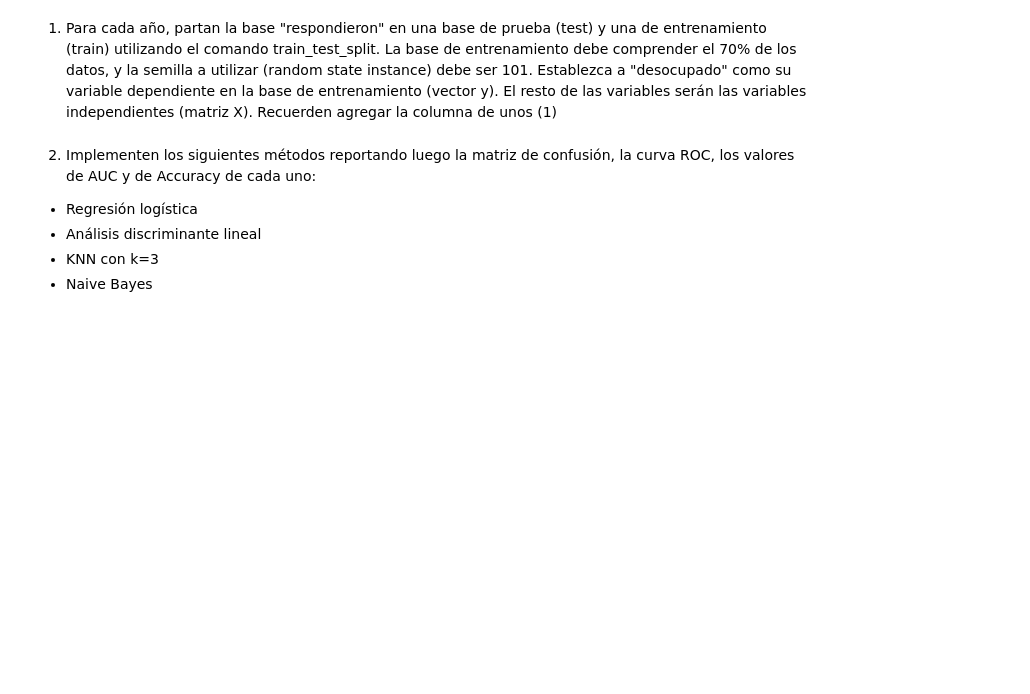
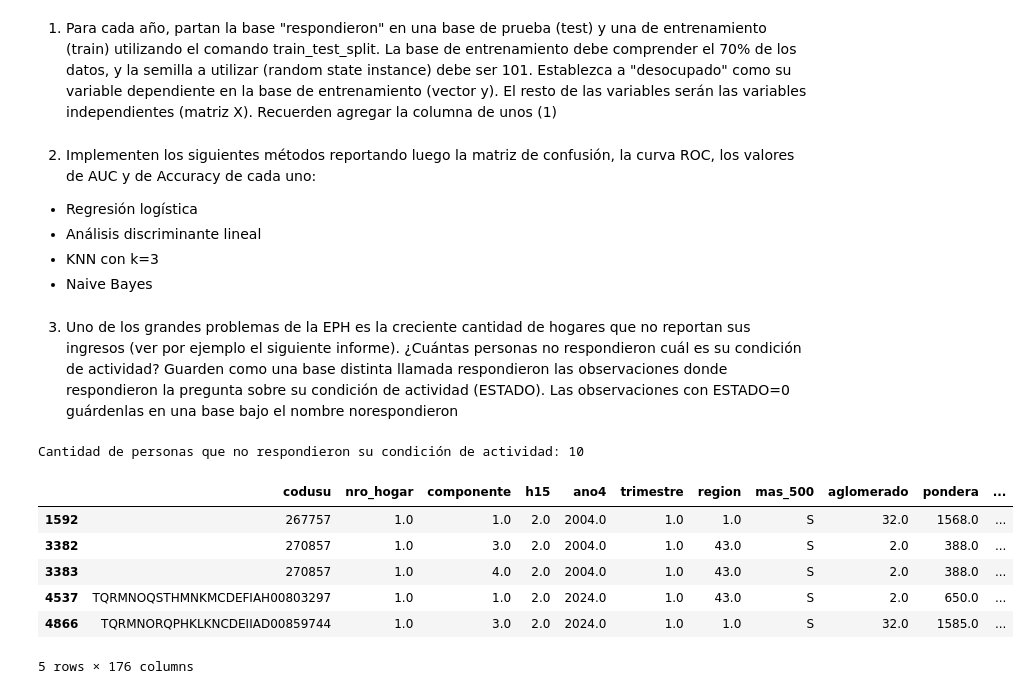
Before and after one commit to roluque/CC408-T2-3, a Jupyter notebook: TP3/TP 3.ipynb, the cells around one changed output. Saved outputs shown, nothing was run; the diff lists cells and outputs as text; code cells hidden in the pictures; blank space fills up the shorter version.

```diff
--- a/TP3/TP 3.ipynb
+++ b/TP3/TP 3.ipynb
@@ -319,3 +319,33 @@ fpr_log_2004, tpr_log_2004, thresholds_log_2004 = roc_curve(y_test_2004, y_test_
 print('Thresholds:', thresholds_log_2004)
 print('FPR:', fpr_log_2004)
 print('TPR:', tpr_log_2004)
+# %% [markdown]
+3. Uno de los grandes problemas de la EPH es la creciente cantidad de
+hogares que no reportan sus ingresos (ver por ejemplo el siguiente
+informe). ¿Cuántas personas no respondieron cuál es su condición de
+actividad? Guarden como una base distinta llamada respondieron las
+observaciones donde respondieron la pregunta sobre su condición de
+actividad (ESTADO). Las observaciones con ESTADO=0 guárdenlas en una
+base bajo el nombre norespondieron
+# %%
+# Filtrar las observaciones donde respondieron la pregunta sobre su condición de actividad
+respondieron = df_unificado[df_unificado['estado'] != 0]
+
+# Filtrar las observaciones donde no respondieron la pregunta sobre su condición de actividad
+norespondieron = df_unificado[df_unificado['estado'] == 0]
+
+# Mostrar la cantidad de personas que no respondieron su condición de actividad
+print(f"Cantidad de personas que no respondieron su condición de actividad: {norespondieron.shape[0]}")
+
+# Mostrar las primeras filas de las bases creadas
+respondieron.head()
+norespondieron.head()
+# %% [output]
+Cantidad de personas que no respondieron su condición de actividad: 10
+|  | codusu | nro_hogar | componente | h15 | ano4 | trimestre | region | mas_500 | aglomerado | pondera | ... |
+| 1592 | 267757 | 1.0 | 1.0 | 2.0 | 2004.0 | 1.0 | 1.0 | S | 32.0 | 1568.0 | ... |
+| 3382 | 270857 | 1.0 | 3.0 | 2.0 | 2004.0 | 1.0 | 43.0 | S | 2.0 | 388.0 | ... |
+| 3383 | 270857 | 1.0 | 4.0 | 2.0 | 2004.0 | 1.0 | 43.0 | S | 2.0 | 388.0 | ... |
+| 4537 | TQRMNOQSTHMNKMCDEFIAH00803297 | 1.0 | 1.0 | 2.0 | 2024.0 | 1.0 | 43.0 | S | 2.0 | 650.0 | ... |
+| 4866 | TQRMNORQPHKLKNCDEIIAD00859744 | 1.0 | 3.0 | 2.0 | 2024.0 | 1.0 | 1.0 | S | 32.0 | 1585.0 | ... |
+5 rows × 176 columns
```
Also changed, not shown: parts of 7 cells of this notebook.
